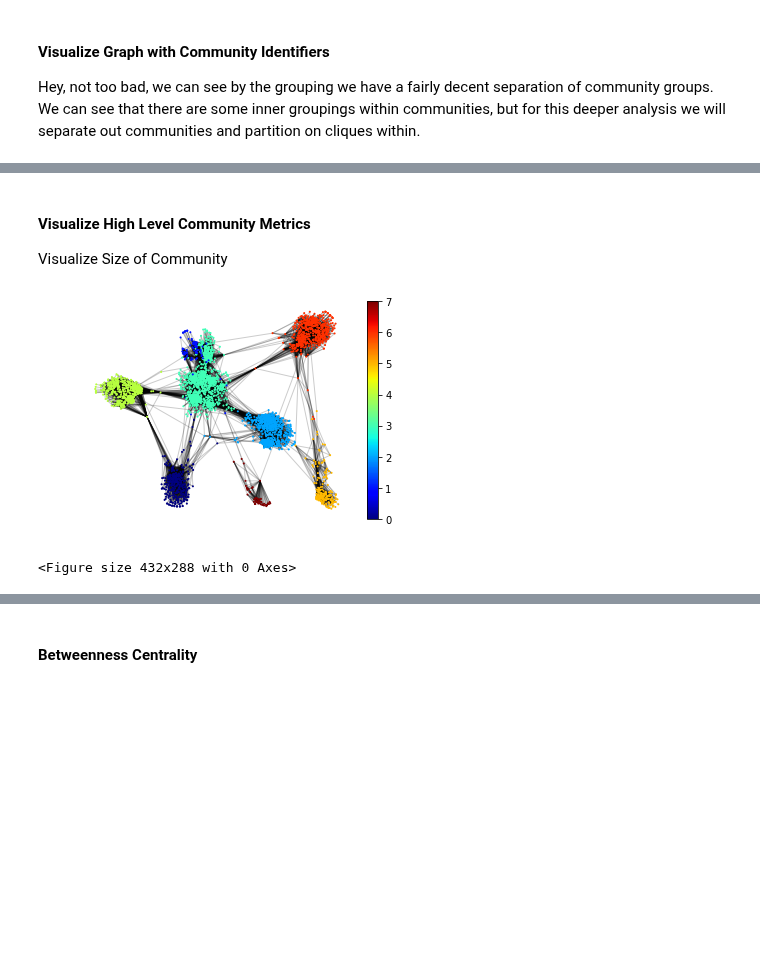
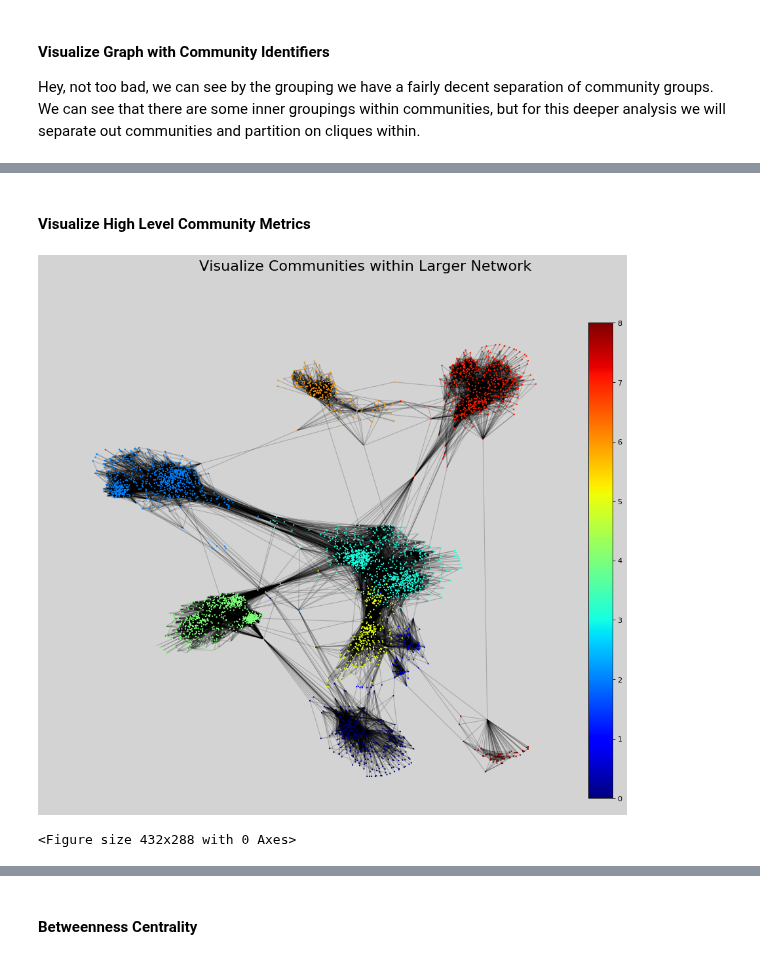
Before and after one commit to showmalley/code_portfolio, a Jupyter notebook: Python -- Network Analysis/Social Network Analysis.ipynb, the cells around one changed output, grey strips where cells are left out. Drawn from its saved outputs; the diff is of its cells as text; code cells hidden in the pictures; blank space fills up the shorter version.

```diff
--- a/Python -- Network Analysis/Social Network Analysis.ipynb
+++ b/Python -- Network Analysis/Social Network Analysis.ipynb
@@ -388,9 +389,9 @@ five_level_communities = next(communities_generator)
 # %%
 six_level_communities = next(communities_generator)
 seven_level_communities = next(communities_generator)
-#eight_level_communities = next(communities_generator)
+eight_level_communities = next(communities_generator)
 #nine_level_communities = next(communities_generator)
 # %%
-seven_level_communities_output = sorted(map(sorted, seven_level_communities))
+eight_level_communities_output = sorted(map(sorted, eight_level_communities))
 # %%
 print("---------------------")
@@ -413,8 +414,8 @@ Now that we have found 6 communities, we need to add the community identifiers t
 community_dict = dict()
 make_communities = dict()
 
-for i in range(len(seven_level_communities_output)):
-    community_dict.update({i:seven_level_communities_output[i]})
+for i in range(len(eight_level_communities_output)):
+    community_dict.update({i:eight_level_communities_output[i]})
 
 for k, v in community_dict.items():
     for i in v:
@@ -508,8 +509,6 @@ savefig('community_group_matrix.png')
 <Figure size 432x288 with 0 Axes>
 # %% [markdown]
 #### Visualize High Level Community Metrics
-
-Visualize Size of Community
 # %%
 import matplotlib.pyplot as plt
 # create number for each group to allow use of colormap
@@ -519,16 +518,17 @@ groups = set(nx.get_node_attributes(g,'community').values())
 mapping = dict(zip(sorted(groups),count()))
 nodes = g.nodes()
 colors = [mapping[g.node[n]['community']] for n in nodes]
-
-# drawing nodes and edges separately so we can capture collection for colobar
-pos = nx.spring_layout(g)
-ec = nx.draw_networkx_edges(g, pos, alpha=0.2)
-nc = nx.draw_networkx_nodes(g, pos, nodelist=nodes, node_color=colors,
-                            with_labels=False, node_size=1, cmap=plt.cm.jet)
-plt.colorbar(nc)
-plt.axis('off')
-plt.show()
-plt.savefig('community_group_matrix.png')
-# %% [output]
-[figure, removed]
-<Figure size 432x288 with 0 Axes>
+# %%
+# drawing nodes and edges separately so we can capture collection for colobar
+plt.figure(figsize=(15, 12), dpi=80, facecolor='lightgray')
+plt.suptitle('Visualize Communities within Larger Network', fontsize=20)
+pos = nx.spring_layout(g)
+ec = nx.draw_networkx_edges(g, pos, alpha=0.2)
+nc = nx.draw_networkx_nodes(g, pos, nodelist=nodes, node_color=colors,with_labels=False, node_size=1, cmap=plt.cm.jet)
+plt.colorbar(nc)
+plt.axis('off')
+plt.show()
+plt.savefig('community_group_matrix.png')
+# %% [output]
+[figure, added]
+<Figure size 432x288 with 0 Axes>
```
Also changed, not shown: parts of 33 cells of this notebook.
